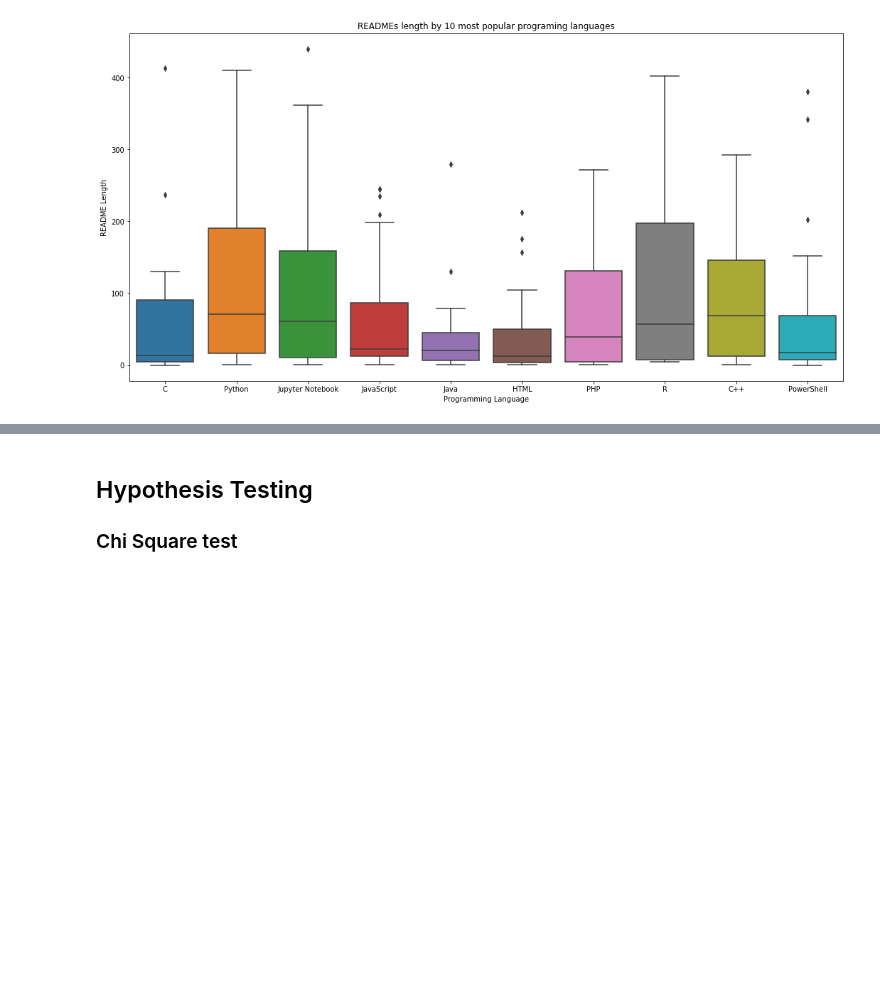
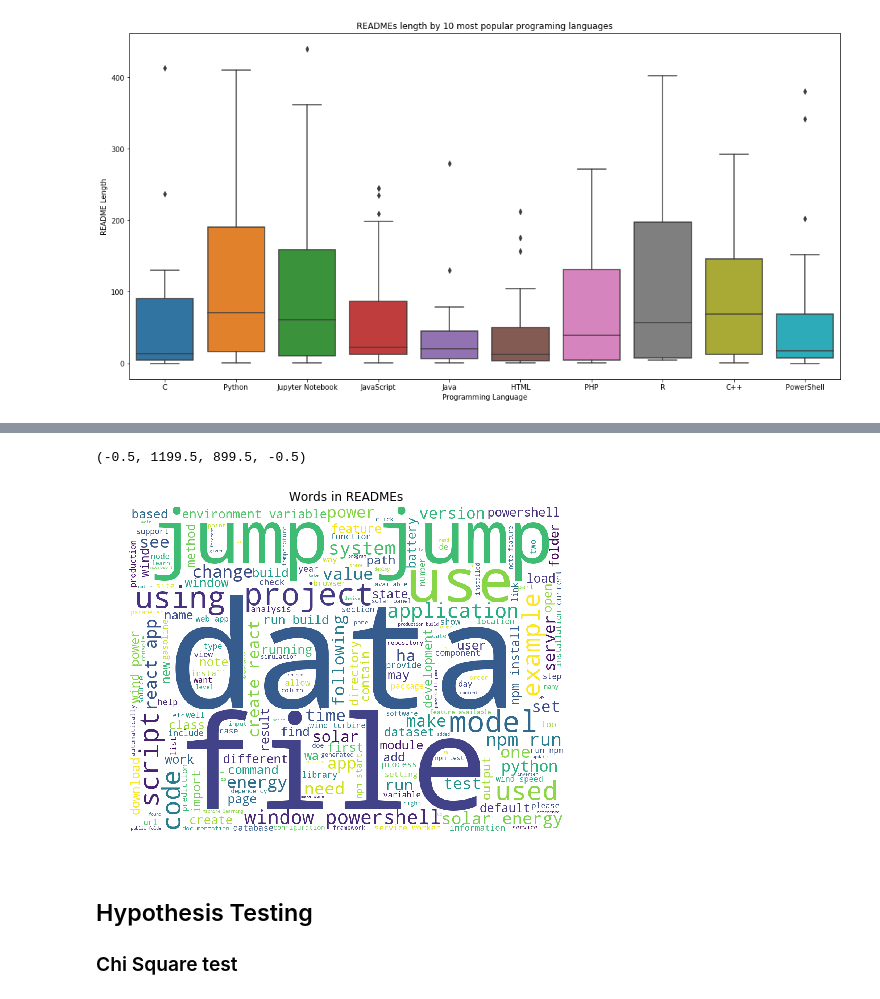
Before and after one commit to github-nlp-project/nlp-project, a Jupyter notebook: sonny_notebook.ipynb, the cells around one changed output, grey strips where cells are left out. Drawn from its saved outputs; the diff is of its cells as text; code cells hidden in the pictures; blank space fills up the shorter version.

```diff
--- a/sonny_notebook.ipynb
+++ b/sonny_notebook.ipynb
@@ -138,3 +151,15 @@ plt.show()
+# %%
+all_words = " ".join(df.clean_lemmatized).split()
+text = ' '.join(all_words)
+wc = WordCloud(background_color='white', width=1200, height=900)
+img = wc.generate(text)
+plt.figure(figsize=(12, 6))
+plt.imshow(img)
+plt.title('Words in READMEs')
+plt.axis('off')
+# %% [output]
+(-0.5, 1199.5, 899.5, -0.5)
+[figure, added]
 # %% [markdown]
 ## Hypothesis Testing
 
```
Also changed, not shown: parts of 4 cells of this notebook.
